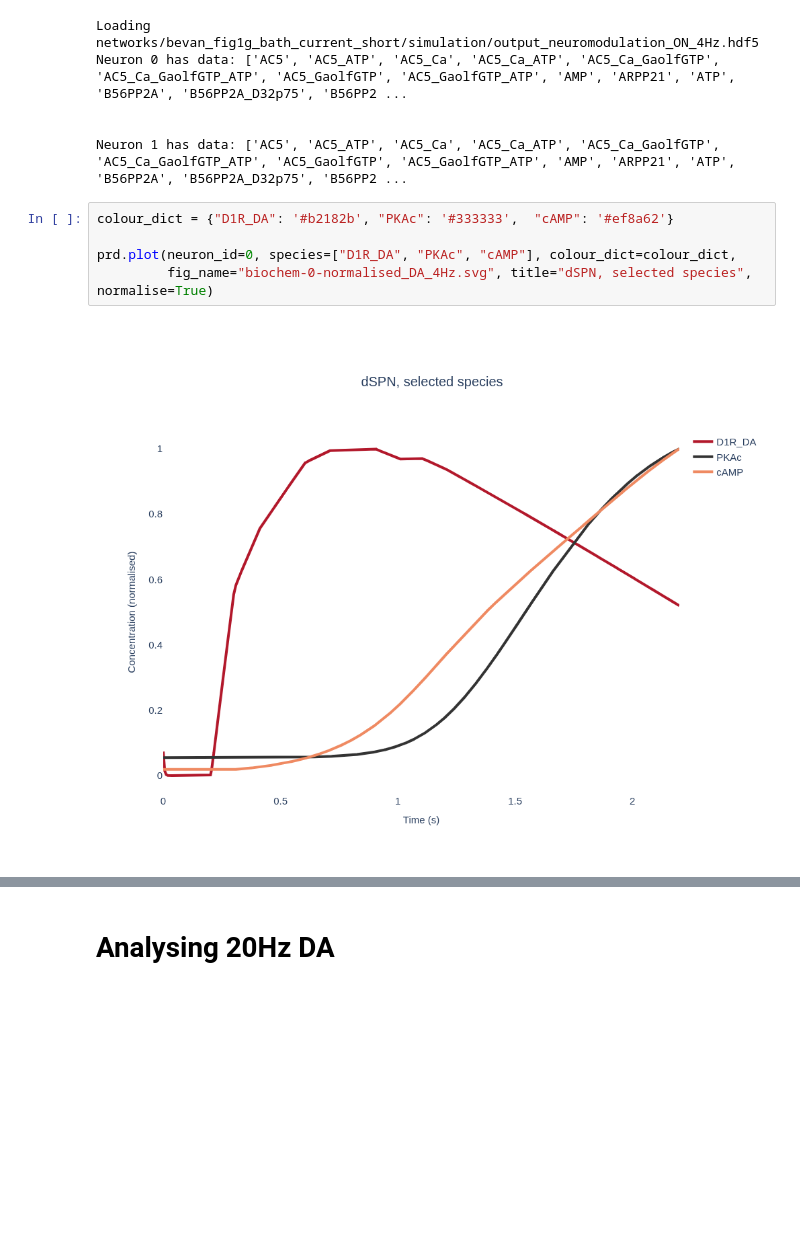
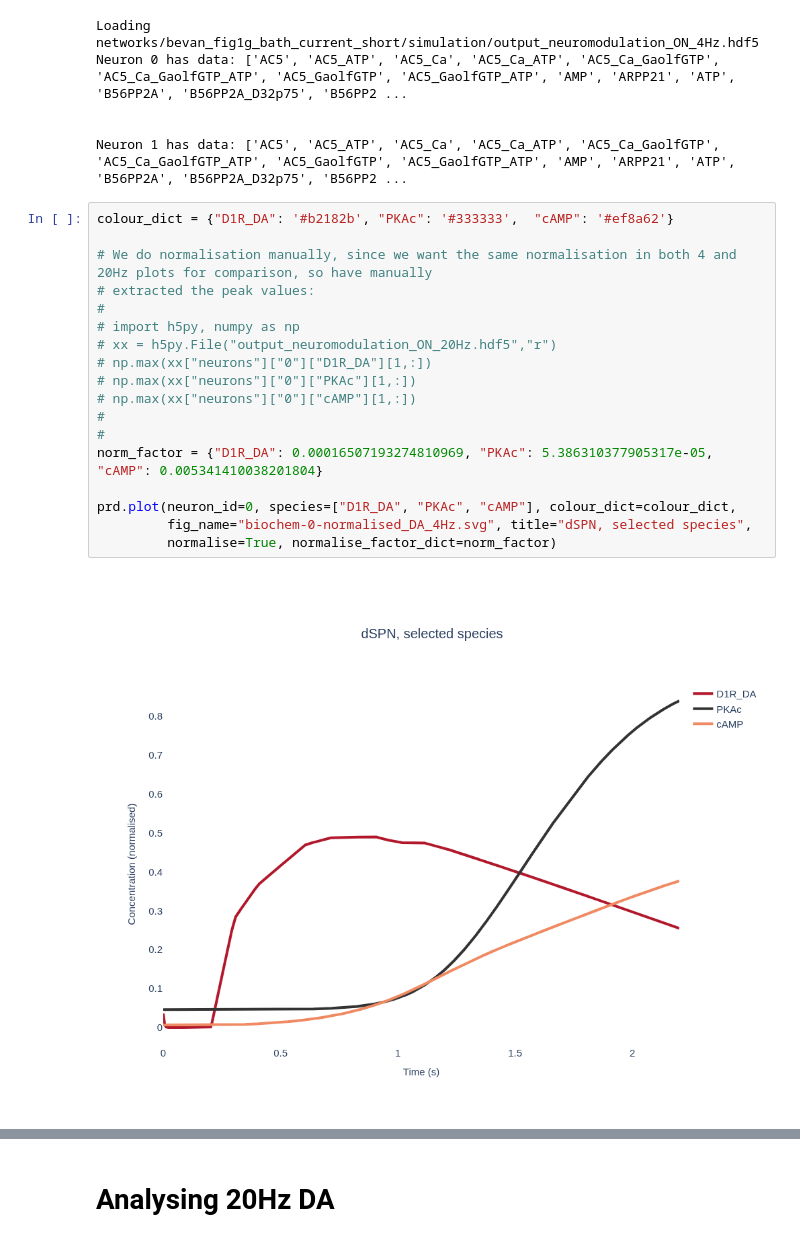
Before and after one commit to Hjorthmedh/Snudda-neuromodulation-article, a Jupyter notebook: virtual_experiments/LahiriBevan2020-fig1G/Bevan2020-fig1G-short.ipynb, the cells around one changed output, grey strips where cells are left out. Cells and saved outputs as stored; diff of their text form; blank space fills up the shorter version.

Commit message:
added normalisation to plot 3, shared between 4Hz and 20Hz runs

```diff
--- a/virtual_experiments/LahiriBevan2020-fig1G/Bevan2020-fig1G-short.ipynb
+++ b/virtual_experiments/LahiriBevan2020-fig1G/Bevan2020-fig1G-short.ipynb
@@ -136,7 +126,20 @@ Neuron 1 has data: ['AC5', 'AC5_ATP', 'AC5_Ca', 'AC5_Ca_ATP', 'AC5_Ca_GaolfGTP',
 # %%
 colour_dict = {"D1R_DA": '#b2182b', "PKAc": '#333333',  "cAMP": '#ef8a62'}
 
+# We do normalisation manually, since we want the same normalisation in both 4 and 20Hz plots for comparison, so have manually
+# extracted the peak values:
+#
+# import h5py, numpy as np
+# xx = h5py.File("output_neuromodulation_ON_20Hz.hdf5","r")
+# np.max(xx["neurons"]["0"]["D1R_DA"][1,:])
+# np.max(xx["neurons"]["0"]["PKAc"][1,:])
+# np.max(xx["neurons"]["0"]["cAMP"][1,:])
+#
+#
+norm_factor = {"D1R_DA": 0.00016507193274810969, "PKAc": 5.386310377905317e-05,  "cAMP": 0.005341410038201804}
+
 prd.plot(neuron_id=0, species=["D1R_DA", "PKAc", "cAMP"], colour_dict=colour_dict,
-         fig_name="biochem-0-normalised_DA_4Hz.svg", title="dSPN, selected species", normalise=True)
+         fig_name="biochem-0-normalised_DA_4Hz.svg", title="dSPN, selected species",
+         normalise=True, normalise_factor_dict=norm_factor)
 # %% [output]
-[figure, old version]
+[figure, new version]
```
Also changed, not shown: parts of 5 cells of this notebook, 6 other files.
